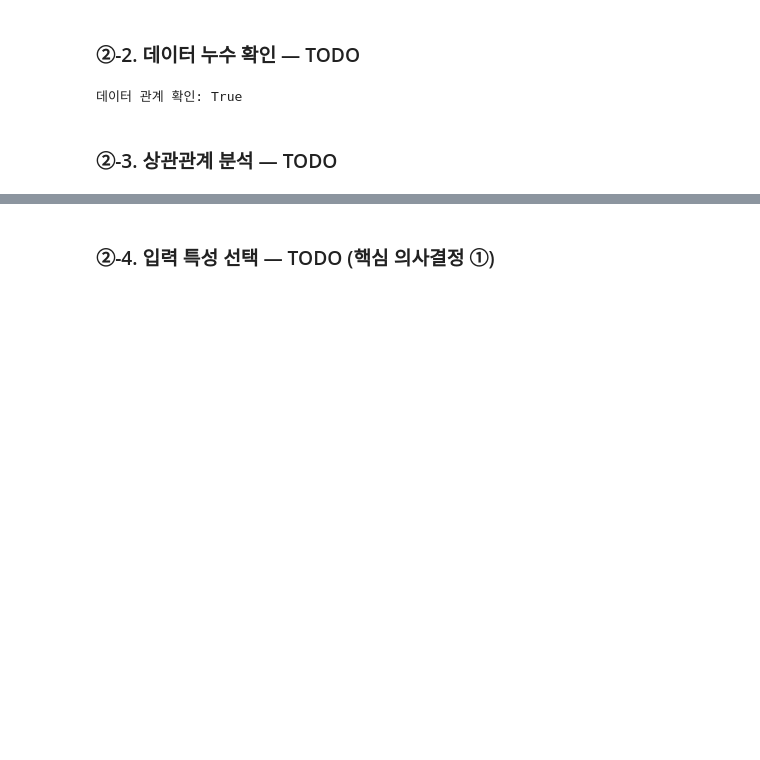
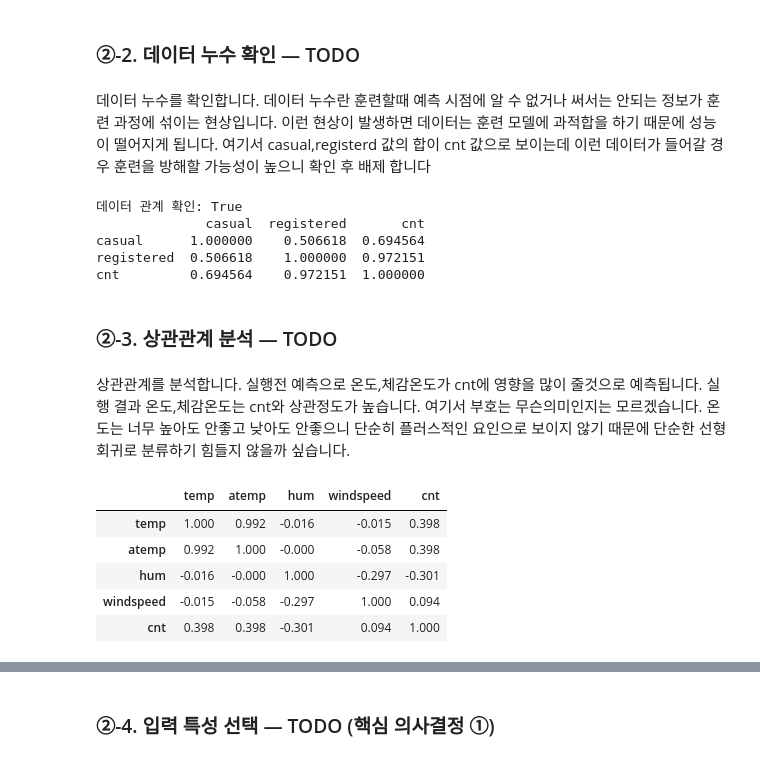
Before and after one commit to djdjwoqve-boop/ai-mini-projects, a Jupyter notebook: mini-project-01/code/01_regression_bike_demand.ipynb, the cells around one changed output, grey strips where cells are left out. Drawn from its saved outputs; the diff is of its cells as text; code cells hidden in the pictures; blank space fills up the shorter version.

```diff
--- a/mini-project-01/code/01_regression_bike_demand.ipynb
+++ b/mini-project-01/code/01_regression_bike_demand.ipynb
@@ -214,6 +215,10 @@ Test (2624, 17)
 2012-09-12 00:00:00 ~ 2012-12-31 00:00:00
 # %% [markdown]
 ### ②-2. 데이터 누수 확인 — TODO
+# %% [markdown]
+데이터 누수를 확인합니다. 데이터 누수란 훈련할때 예측 시점에 알 수 없거나 써서는 안되는 정보가 훈련 과정에 섞이는 현상입니다.
+이런 현상이 발생하면 데이터는 훈련 모델에 과적합을 하기 때문에 성능이 떨어지게 됩니다.
+여기서 casual,registerd 값의 합이 cnt 값으로 보이는데 이런 데이터가 들어갈 경우 훈련을 방해할 가능성이 높으니 확인 후 배제 합니다
 # %%
 # TODO 2-2. casual + registered == cnt가 모든 행에서 성립하는지 확인합니다.
 # 힌트: 비교식과 .all()
@@ -221,21 +226,40 @@ same = (df["casual"]+df["registered"]==df["cnt"]).all()
 #df["casual"]+df["registered"]==df["cnt"]는 casual과 registered 열의 합이 cnt 열과 같은지 비교하는 불리언 시리즈를 생성합니다.
 #all() 메서드는 시리즈의 모든 값이 True인지 확인하는 함수입니다. 따라서 casual과 registered의 합이 cnt와 같은지 확인하고,모든행에서 성립하면 True, 하나라도 성립하지 않으면 Fasle를 반환합니다
 print("데이터 관계 확인:", same)
-
+#print()는 콘솔에 문자열을 출력하는 함수입니다. 여기서는 "데이터 관계 확인"이라는 문자열과 same 변수의 값을 함께 출력합니다. same이 True이면 casual + regitstered == cnt가 모든 행에서 성립함을 의미하고, Fasle이면 하나라도 성립하지 않는다는 의미입니다.
 
 # TODO (추가 확인). casual, registered, cnt의 상관관계를 비교해 봅니다.
+print(df[["casual", "registered", "cnt"]].corr())
+#df[["casual", "registered", "cnt"]]는 데이터 프레임에서 casual, registered, cnt 열만 선택합니다. .corr() 메서드는 선택된 열들 간의 상관계수를 계산하여 상관행렬을 반환합니다. 따라서 casual, registered, cnt 열 간의 상관관계를 확인 가능
 # %% [output]
 데이터 관계 확인: True
+              casual  registered       cnt
+casual      1.000000    0.506618  0.694564
+registered  0.506618    1.000000  0.972151
+cnt         0.694564    0.972151  1.000000
 # %% [markdown]
 ### ②-3. 상관관계 분석 — TODO
+# %% [markdown]
+상관관계를 분석합니다. 실행전 예측으로 온도,체감온도가 cnt에 영향을 많이 줄것으로 예측됩니다.
+실행 결과 온도,체감온도는 cnt와 상관정도가 높습니다. 여기서 부호는 무슨의미인지는 모르겠습니다. 온도는 너무 높아도 안좋고 낮아도 안좋으니 단순히 플러스적인 요인으로 보이지 않기 때문에 단순한 선형 회귀로 분류하기 힘들지 않을까 싶습니다.
 # %%
 # [공통] 분석에 사용할 컬럼
 corr_cols = ["temp", "atemp", "hum", "windspeed", "cnt"]
-
+#corr_cols는 상관계수를 계산할 떄 사용할 열들의 이름을 리스트로 지정합니다. 여기서는 온도(temp), 체감온도(atemp), 습도(hum), 풍속(windspeed), 대여량(cnt) 열을 선택합니다
 # TODO 2-3. Train 데이터로만 상관계수를 계산합니다.
 # 힌트: train_df[corr_cols].corr()
-corr = ...
+corr = train_df[corr_cols].corr()
+#corr = train_df[corr_cols].corr()는 train_df 데이터 프레임에서 corr_cols에 지정된 열들만 선택한 후, corr() 메서드를 사용하여 상관계수를 계산합니다. 따라서 corr에는 train 데이터 셋에서 선택된 열들 간의 상관계수가 저장됩니다.
+
 display(corr.round(3))
+#display(corr.round(3))는 corr 데이터 프레임의 상관계수를 소수점 3자리로 반올림하여 출력합니다. 따라서 상관계수를 보기 쉽게 확인 가능
+# %% [output]
+|  | temp | atemp | hum | windspeed | cnt |
+| temp | 1.000 | 0.992 | -0.016 | -0.015 | 0.398 |
+| atemp | 0.992 | 1.000 | -0.000 | -0.058 | 0.398 |
+| hum | -0.016 | -0.000 | 1.000 | -0.297 | -0.301 |
+| windspeed | -0.015 | -0.058 | -0.297 | 1.000 | 0.094 |
+| cnt | 0.398 | 0.398 | -0.301 | 0.094 | 1.000 |
 # %%
 # [공통] 상관관계 시각화 기본 구조
 plt.figure(figsize=(5, 4))
```
Also changed, not shown: parts of 10 cells of this notebook.
